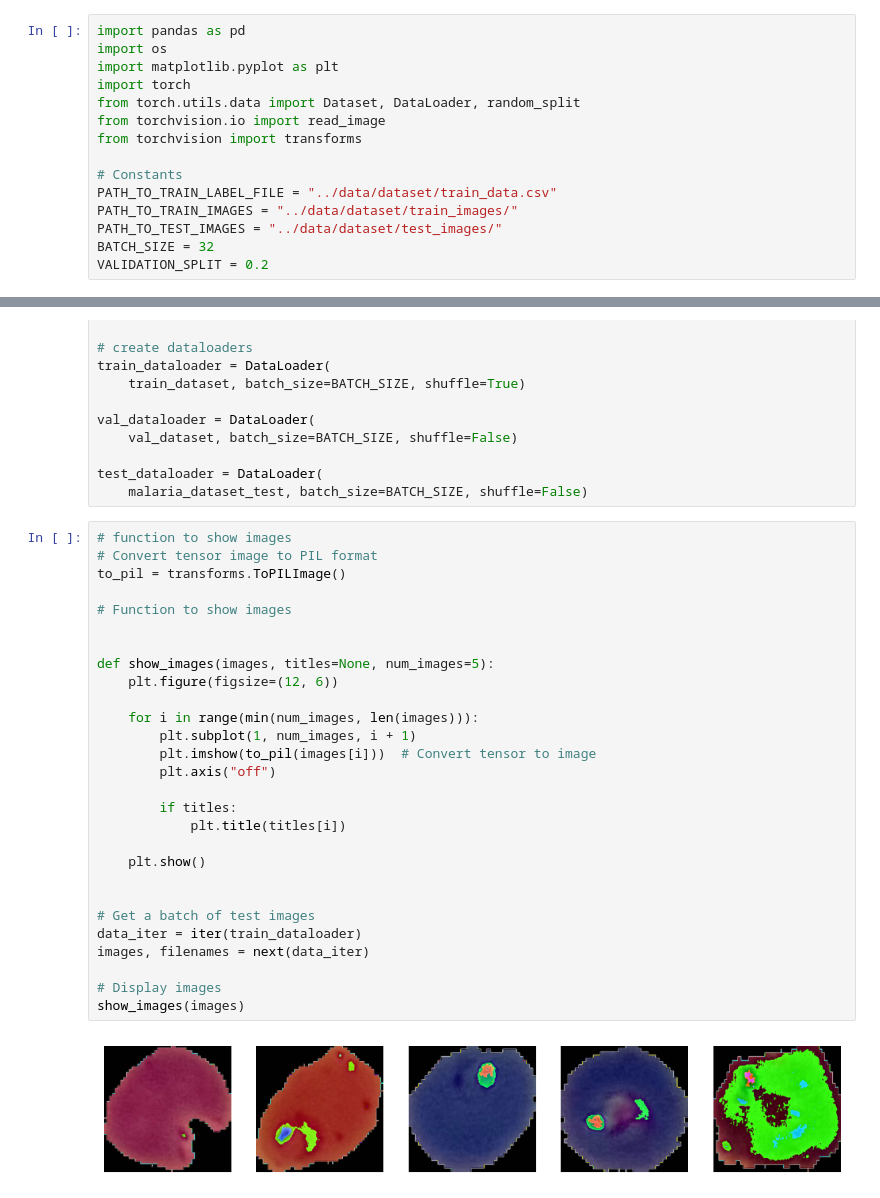
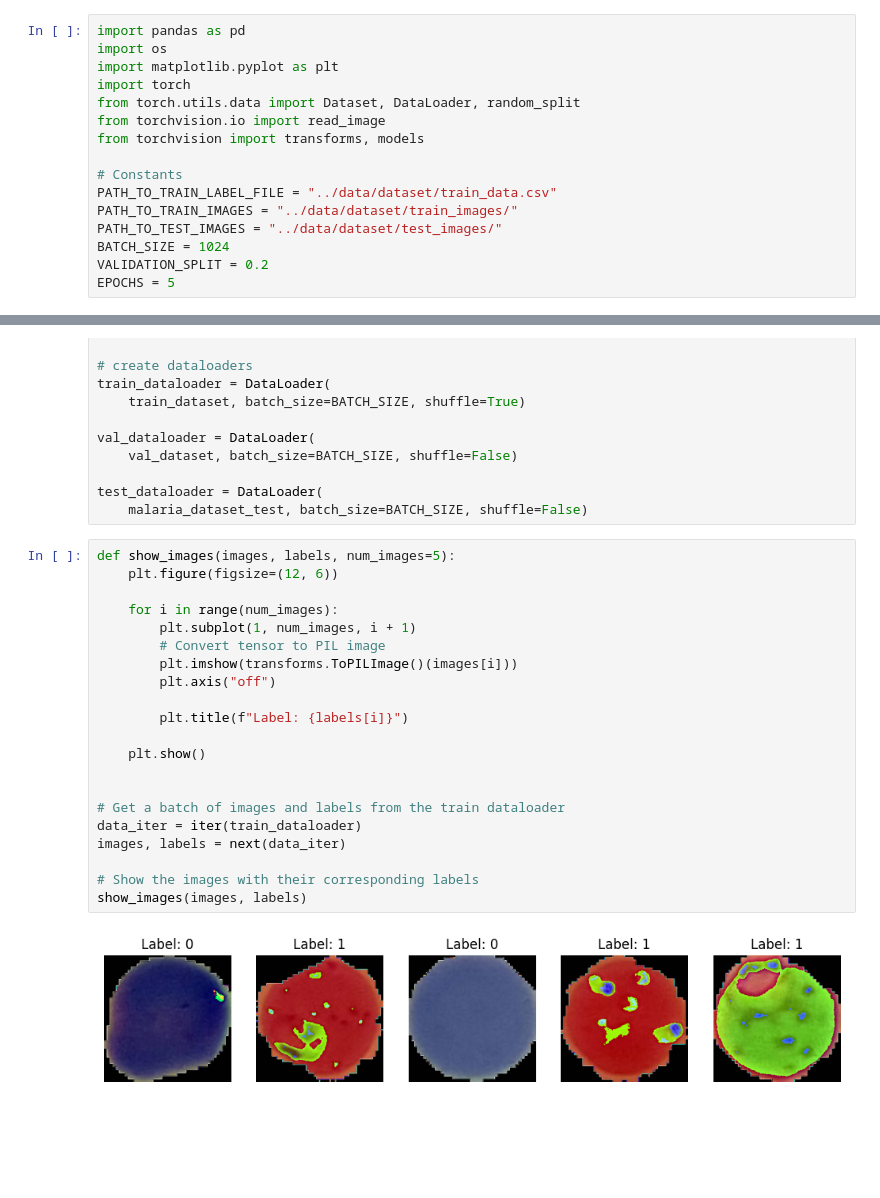
Before and after one commit to erickdcohen/deep_learning_neural_networks_spring_2025_cmu, a Jupyter notebook: HW2/src/hw2_malaria_image_classification.ipynb, the cells around one changed output, grey strips where cells are left out. Saved outputs shown, nothing was run; the diff lists cells and outputs as text; blank space fills up the shorter version.

Commit message:
trains

```diff
--- a/HW2/src/hw2_malaria_image_classification.ipynb
+++ b/HW2/src/hw2_malaria_image_classification.ipynb
@@ -7,14 +7,15 @@ import matplotlib.pyplot as plt
 import torch
 from torch.utils.data import Dataset, DataLoader, random_split
 from torchvision.io import read_image
-from torchvision import transforms
+from torchvision import transforms, models
 
 # Constants
 PATH_TO_TRAIN_LABEL_FILE = "../data/dataset/train_data.csv"
 PATH_TO_TRAIN_IMAGES = "../data/dataset/train_images/"
 PATH_TO_TEST_IMAGES = "../data/dataset/test_images/"
-BATCH_SIZE = 32
+BATCH_SIZE = 1024
 VALIDATION_SPLIT = 0.2
+EPOCHS = 5
 # %%
 # define transformations
 transform = transforms.Compose([
@@ -99,32 +100,25 @@ val_dataloader = DataLoader(
 test_dataloader = DataLoader(
     malaria_dataset_test, batch_size=BATCH_SIZE, shuffle=False)
 # %%
-# function to show images
-# Convert tensor image to PIL format
-to_pil = transforms.ToPILImage()
-
-# Function to show images
-
-
-def show_images(images, titles=None, num_images=5):
+def show_images(images, labels, num_images=5):
     plt.figure(figsize=(12, 6))
 
-    for i in range(min(num_images, len(images))):
+    for i in range(num_images):
         plt.subplot(1, num_images, i + 1)
-        plt.imshow(to_pil(images[i]))  # Convert tensor to image
+        # Convert tensor to PIL image
+        plt.imshow(transforms.ToPILImage()(images[i]))
         plt.axis("off")
 
-        if titles:
-            plt.title(titles[i])
+        plt.title(f"Label: {labels[i]}")
 
     plt.show()
 
 
-# Get a batch of test images
+# Get a batch of images and labels from the train dataloader
 data_iter = iter(train_dataloader)
-images, filenames = next(data_iter)
+images, labels = next(data_iter)
 
-# Display images
-show_images(images)
+# Show the images with their corresponding labels
+show_images(images, labels)
 # %% [output]
-[figure, old version]
+[figure, new version]
```
Also changed, not shown: parts of 4 cells of this notebook.
